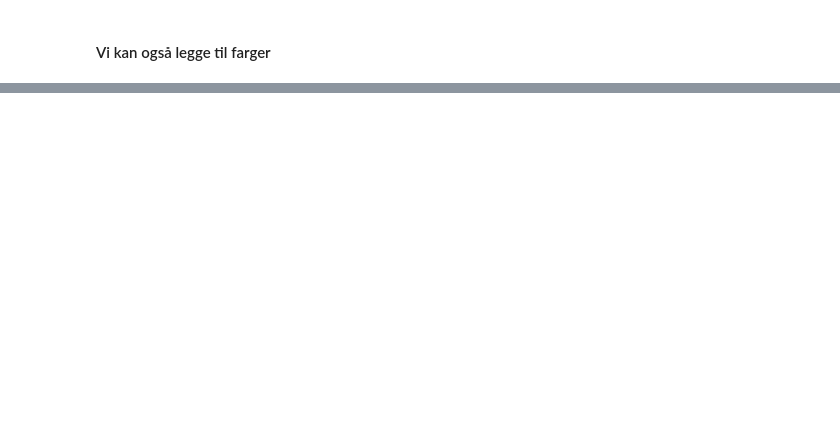
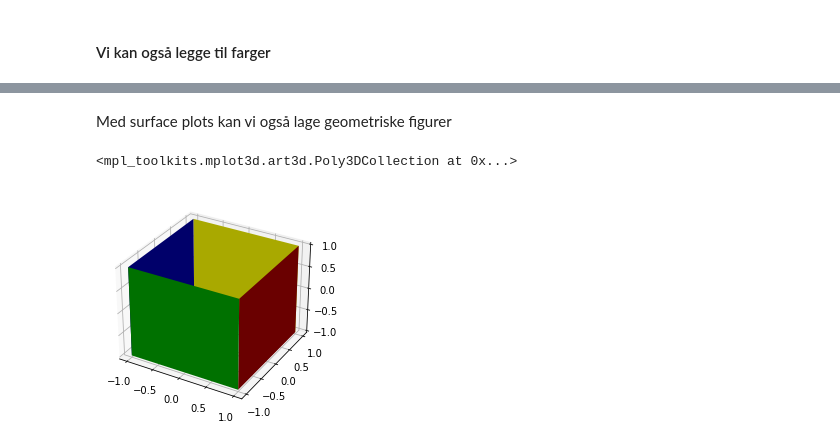
Before and after one commit to marksverdhei/advanced_matplotlib_workshop, a Jupyter notebook: 3dplots, animasjoner og overflater.ipynb, the cells around one changed output, grey strips where cells are left out. Cells and saved outputs as stored; diff of their text form; code cells hidden in the pictures; blank space fills up the shorter version.

```diff
--- a/3dplots, animasjoner og overflater.ipynb
+++ b/3dplots, animasjoner og overflater.ipynb
@@ -73,0 +75,16 @@ ax.plot_surface(X, Y, X*Y*a, cmap="inferno")
+# %% [markdown]
+Med surface plots kan vi også lage geometriske figurer
+# %%
+ax = plt.axes(projection="3d")
+Z = np.array([[1, -1],
+              [1, -1]])
+Y = np.array([[-1, -1],
+              [1, 1]])
+X = np.array([[1, 1], [1, 1]])
+ax.plot_surface(X, Y, Z, color="r")
+ax.plot_surface(-X, Y, Z, color="b")
+ax.plot_surface(Y, X, Z, color="y")
+ax.plot_surface(Y, -X, Z, color="g")
+# %% [output]
+<mpl_toolkits.mplot3d.art3d.Poly3DCollection at 0x...>
+[figure, added]
```
Also changed, not shown: parts of 20 cells of this notebook, 3 other files.
